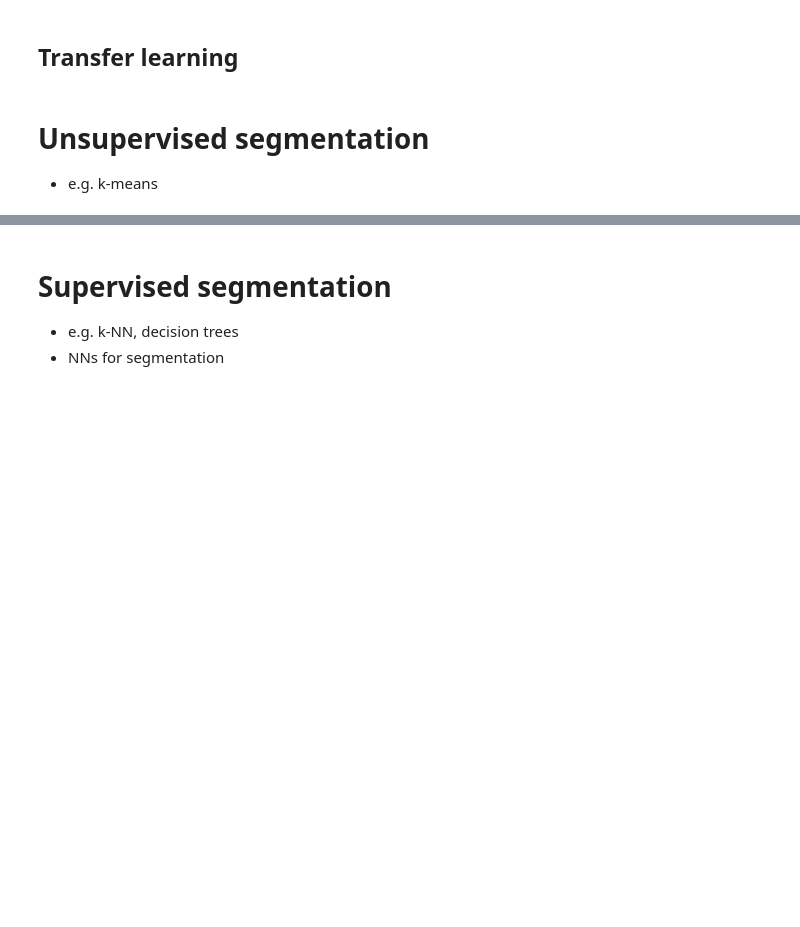
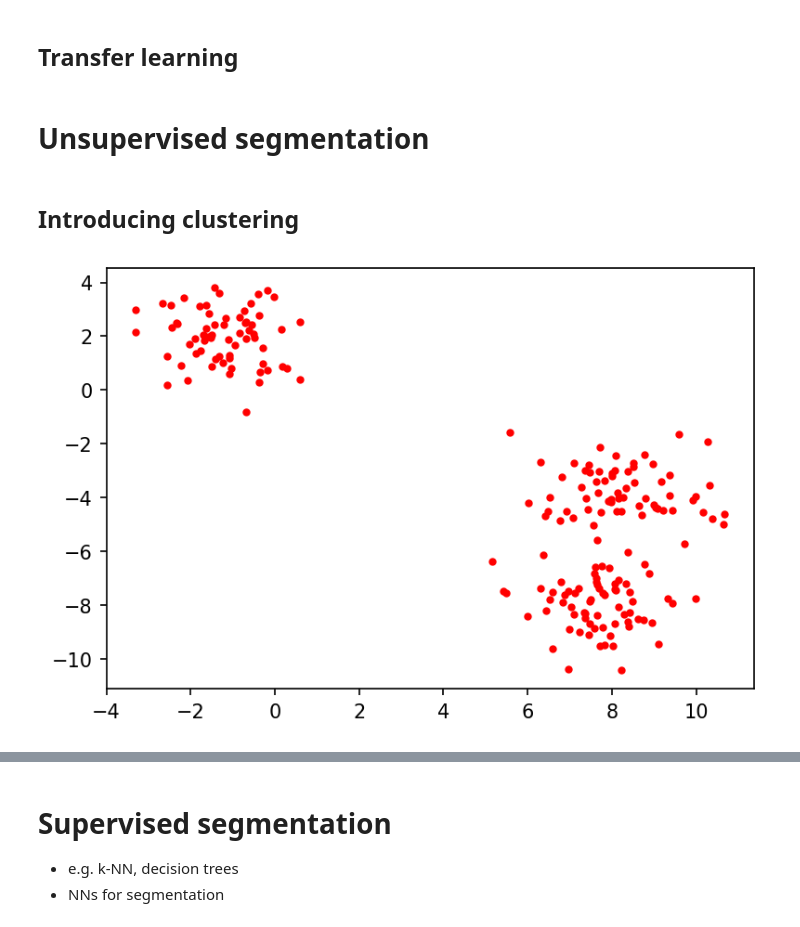
Before and after one commit to ImagingLectures/MLSegmentation4NI, a Jupyter notebook: lecture/_build/jupyter_execute/ML4NeutronImageSegmentation.ipynb, the cells around one changed output, grey strips where cells are left out. Saved outputs shown, nothing was run; the diff lists cells and outputs as text; code cells hidden in the pictures; blank space fills up the shorter version.

```diff
--- a/lecture/_build/jupyter_execute/ML4NeutronImageSegmentation.ipynb
+++ b/lecture/_build/jupyter_execute/ML4NeutronImageSegmentation.ipynb
@@ -190,4 +199,11 @@ Intro
 ## Transfer learning
 # %% [markdown]
 # Unsupervised segmentation
--	e.g. k-means
+# %% [markdown]
+## Introducing clustering
+# %%
+test_pts = pd.DataFrame(make_blobs(n_samples=200, random_state=2018)[
+                        0], columns=['x', 'y'])
+plt.plot(test_pts.x, test_pts.y, 'r.');
+# %% [output]
+[figure, added]
```
Also changed, not shown: parts of 23 cells of this notebook, 38 other files.
